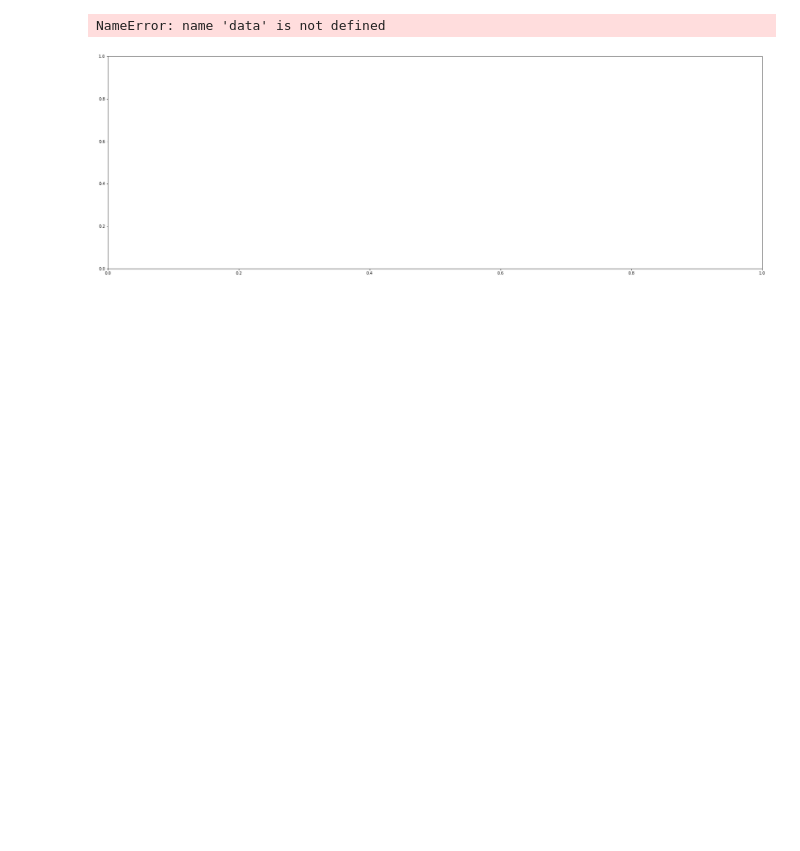
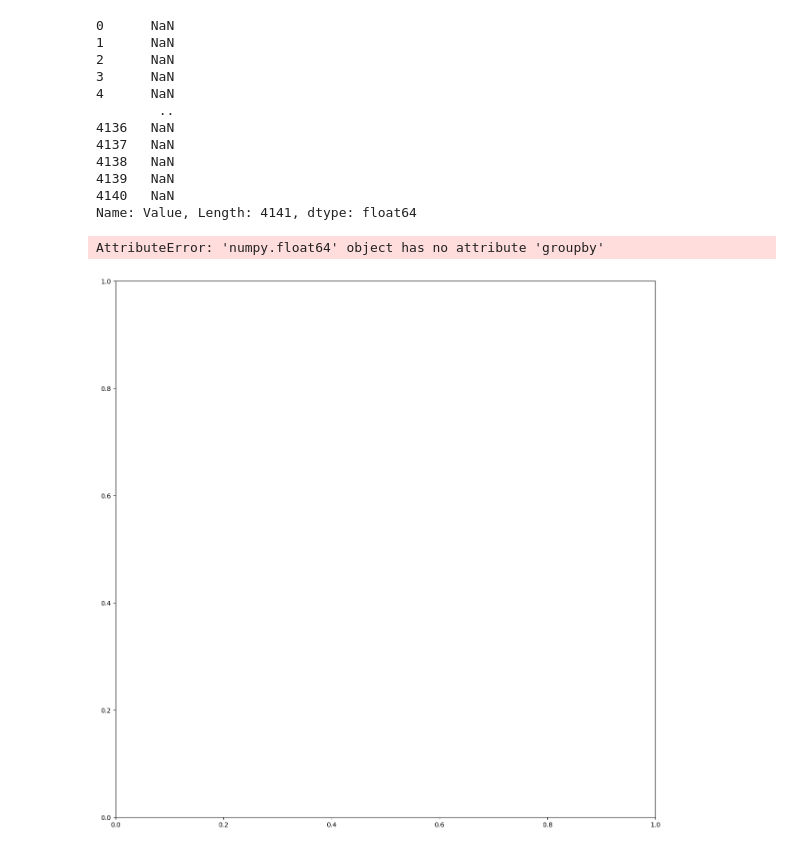
Before and after one commit to rufuste/SmartCityClimate, a Jupyter notebook: Notebooks/UO1.ipynb, the cells around one changed output. Cells and saved outputs as stored; diff of their text form; code cells hidden in the pictures; blank space fills up the shorter version.

```diff
--- a/Notebooks/UO1.ipynb
+++ b/Notebooks/UO1.ipynb
@@ -51,8 +80,9 @@ data_params
 # %%
-r = requests.get('http://uoweb3.ncl.ac.uk/api/v1.1/sensors/data/agg/csv/',data_params)
-#data = pd.read_csv(io.StringIO(r.text), encoding_errors='ignore', sep=";")
-#print(bonfire_data.head(10))
+r = requests.get('http://uoweb3.ncl.ac.uk/api/v1.1/sensors/data/agg/csv/', data_params)
+print(r.request.url)
+df = pd.read_csv(io.StringIO(r.text))
+print(data.head(10))
 output = io.StringIO(r.text)
 output.readlines()
-#data.head(10)
+df.head()
 # %% [output]
@@ -96,0 +112,10 @@ ModuleNotFoundError: No module named 'smopy'
+# %%
+fig, ax = plt.subplots(figsize=(15,15))
+for sensor_name,sensor_data in  df.groupby('Sensor Name'):
+    datetimes = pd.to_datetime(sensor_data['Timestamp'])
+    plt.plot(datetimes,sensor_data['Value'],label=sensor_name)
+    plt.xlabel("DDMMHH")
+    plt.ylabel(data_params["data_variable"])
+
+
+plt.legend()
@@ -97,14 +153,63 @@ ModuleNotFoundError: No module named 'smopy'
 # %%
 %matplotlib inline
 import matplotlib.pyplot as plt
+from scipy import stats
 
-fig, ax = plt.subplots(figsize=(30,10))
-for sensor_name,sensor_data in  data.groupby('Sensor Name'):
 
+#print(np.where(df['Value']>200))
+
+z = np.abs(stats.zscore(df['Value']))
+print(z)
+# Select data where value under 200, return index/sensor name
+
+
+dfHigh = df[df['Value']>80]
+print(dfHigh.head())
+
+fig, ax = plt.subplots(figsize=(15,15))
+
+for sensor_name,sensor_data in  dfHigh.groupby('Sensor Name'):
     datetimes = pd.to_datetime(sensor_data['Timestamp'])
     plt.plot(datetimes,sensor_data['Value'],label=sensor_name)
+    plt.xlabel("DDMMHH")
+    plt.ylabel(data_params["data_variable"])
+
 
 plt.legend()
+
+
+bbox = (
+min(sensor_info['Sensor Centroid Latitude']),
+    min(sensor_info['Sensor Centroid Longitude']),
+    max(sensor_info['Sensor Centroid Latitude']),
+    max(sensor_info['Sensor Centroid Longitude']),
+)
+
+map = smopy.Map(bbox, z=17)
+ax = map.show_mpl(figsize=(15, 15))
+for i,row in dfHigh.iterrows():
+    x, y = map.to_pixels(row['Sensor Centroid Latitude'], row['Sensor Centroid Longitude'])
+    ax.plot(x, y, 'ob', ms=20, mew=2);
+
+
+#print(z)
+# Sensor - Colour
+# X axis - Time
+# Y axis - value PM2.5
+
+# Why are some sensors so much higher
 # %% [output]
-NameError: name 'data' is not defined
+0      NaN
+1      NaN
+2      NaN
+3      NaN
+4      NaN
+        ..
+4136   NaN
+4137   NaN
+4138   NaN
+4139   NaN
+4140   NaN
+Name: Value, Length: 4141, dtype: float64
+AttributeError: 'numpy.float64' object has no attribute 'groupby'
-[figure, old version]
+[figure, new version]
```
Also changed, not shown: parts of 13 cells of this notebook, 2 other files.
